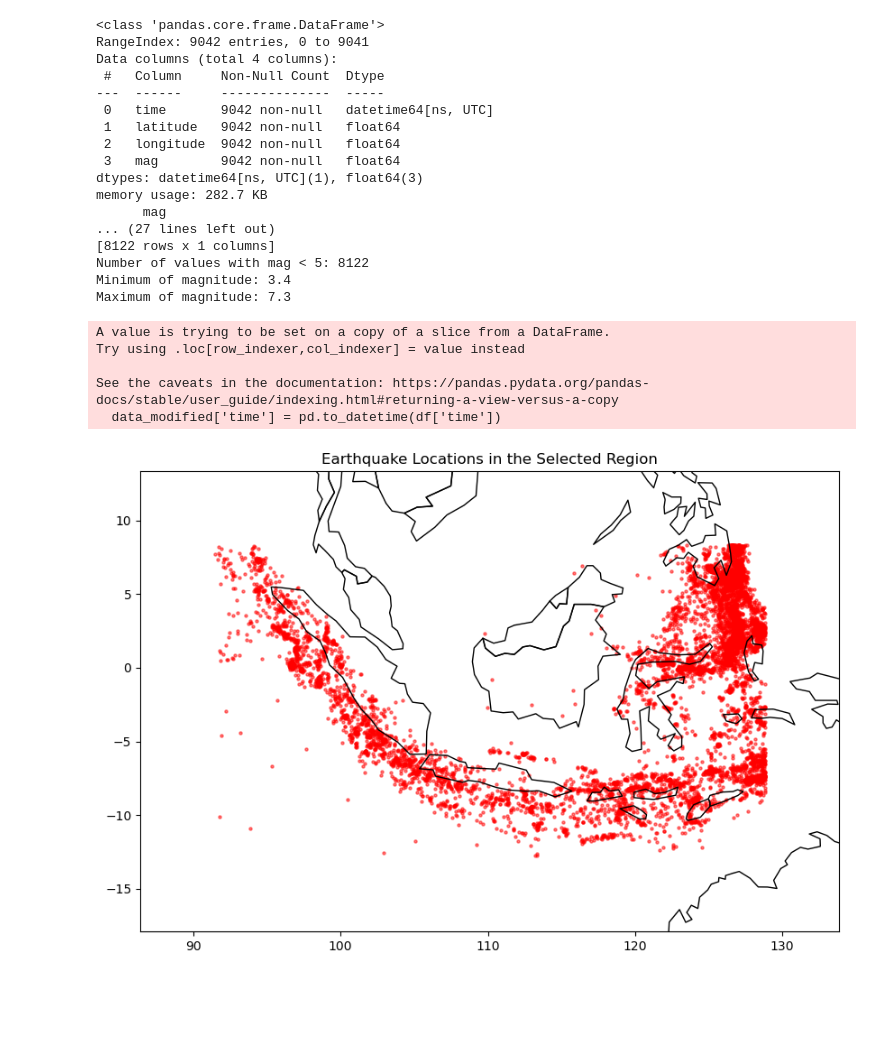
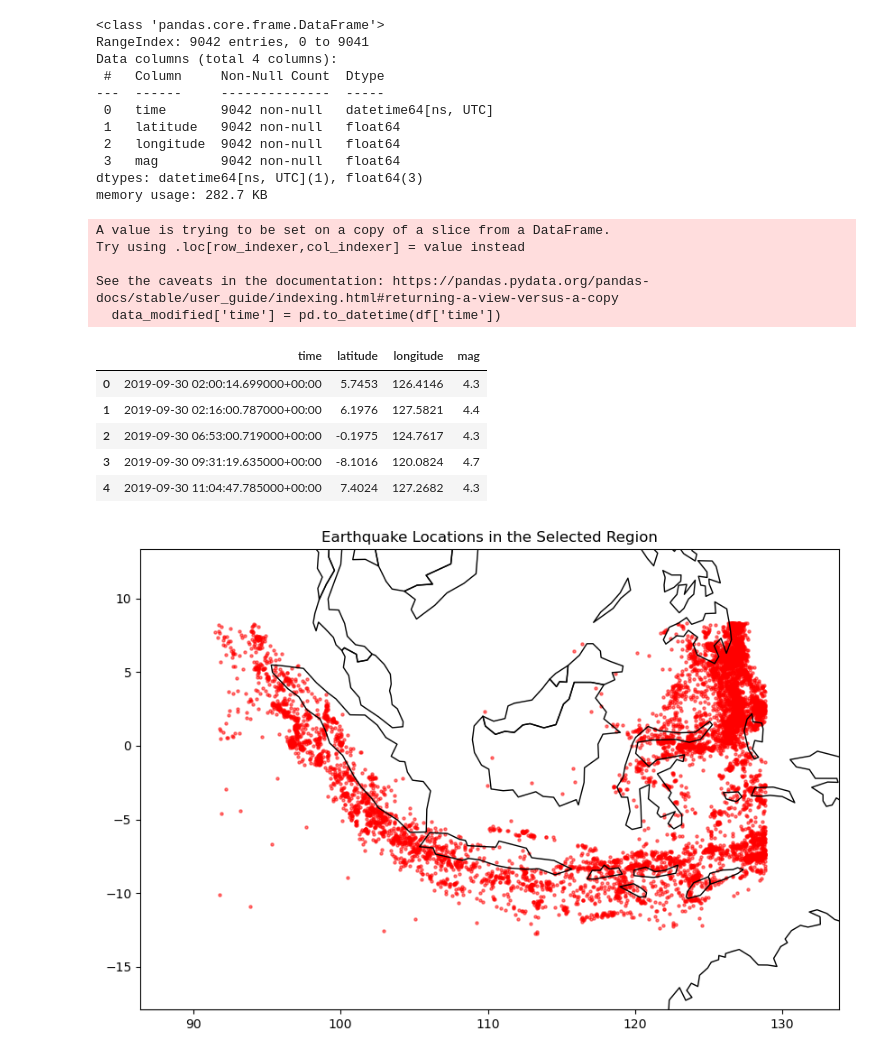
Before and after one commit to Rawbun34/2DF20---Assignment-2, a Jupyter notebook: 2DF20_Assignment_2.ipynb, the cells around one changed output. Drawn from its saved outputs; the diff is of its cells as text; code cells hidden in the pictures; blank space fills up the shorter version.

```diff
--- a/2DF20_Assignment_2.ipynb
+++ b/2DF20_Assignment_2.ipynb
@@ -3,55 +3,56 @@ import pandas as pd
 import matplotlib
 import matplotlib.pyplot as plt
 import geopandas as gpd
+from scipy import stats
+import numpy as np
+
 df = pd.read_csv('earthquake_dataset.csv')
 
 data_modified = df[['time', 'latitude', 'longitude', 'mag']]
 
 data_modified['time'] = pd.to_datetime(df['time'])
 
 data_modified.info()
 data_modified.head()
 
-filtered_data_higher = data_modified[data_modified['mag'] >= 5]
-filtered_data_lower = data_modified[data_modified['mag'] < 5]
+# filtered_data_higher = data_modified[data_modified['mag'] >= 5]
+# filtered_data_lower = data_modified[data_modified['mag'] < 5]
 
-result_higher = filtered_data_higher[['mag']]
-result_lower = filtered_data_lower[['mag']]
+# result_higher = filtered_data_higher[['mag']]
+# result_lower = filtered_data_lower[['mag']]
 
-count_higher = filtered_data_higher['mag'].count()
-count_lower = filtered_data_lower['mag'].count()
+# count_higher = filtered_data_higher['mag'].count()
+# count_lower = filtered_data_lower['mag'].count()
 
-print(result_higher)
-print("Number of values with mag >= 5:", count_higher)
+# print("Number of values with mag >= 5:", count_higher)
 
-print(result_lower)
-print("Number of values with mag < 5:", count_lower)
+# print("Number of values with mag < 5:", count_lower)
 
-print("Minimum of magnitude:", min(df['mag']))
-print("Maximum of magnitude:", max(df['mag']))
+# print("Minimum of magnitude:", min(df['mag']))
+# print("Maximum of magnitude:", max(df['mag']))
 # %% [output]
 <class 'pandas.core.frame.DataFrame'>
 RangeIndex: 9042 entries, 0 to 9041
 Data columns (total 4 columns):
  #   Column     Non-Null Count  Dtype
 ---  ------     --------------  -----
  0   time       9042 non-null   datetime64[ns, UTC]
  1   latitude   9042 non-null   float64
  2   longitude  9042 non-null   float64
  3   mag        9042 non-null   float64
 dtypes: datetime64[ns, UTC](1), float64(3)
 memory usage: 282.7 KB
-      mag
-... (27 lines left out)
-[8122 rows x 1 columns]
-Number of values with mag < 5: 8122
-Minimum of magnitude: 3.4
-Maximum of magnitude: 7.3
 A value is trying to be set on a copy of a slice from a DataFrame.
 Try using .loc[row_indexer,col_indexer] = value instead
 
 See the caveats in the documentation: https://pandas.pydata.org/pandas-docs/stable/user_guide/indexing.html#returning-a-view-versus-a-copy
   data_modified['time'] = pd.to_datetime(df['time'])
+|  | time | latitude | longitude | mag |
+| 0 | 2019-09-30 02:00:14.699000+00:00 | 5.7453 | 126.4146 | 4.3 |
+| 1 | 2019-09-30 02:16:00.787000+00:00 | 6.1976 | 127.5821 | 4.4 |
+| 2 | 2019-09-30 06:53:00.719000+00:00 | -0.1975 | 124.7617 | 4.3 |
+| 3 | 2019-09-30 09:31:19.635000+00:00 | -8.1016 | 120.0824 | 4.7 |
+| 4 | 2019-09-30 11:04:47.785000+00:00 | 7.4024 | 127.2682 | 4.3 |
 # %%
 # Plot map of investigating region
 df_geo = gpd.GeoDataFrame(data_modified, geometry = gpd.points_from_xy(df.longitude, df.latitude))
```
Also changed, not shown: parts of 4 cells of this notebook.
